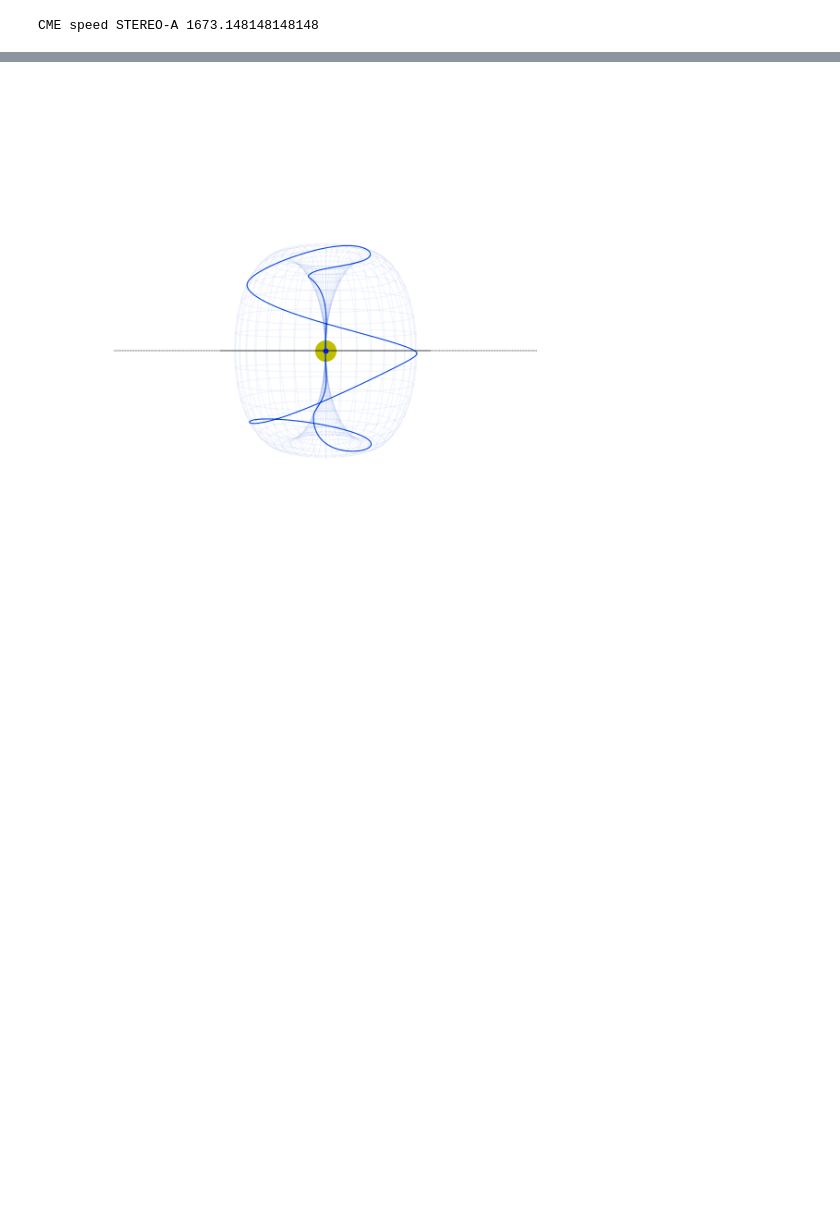
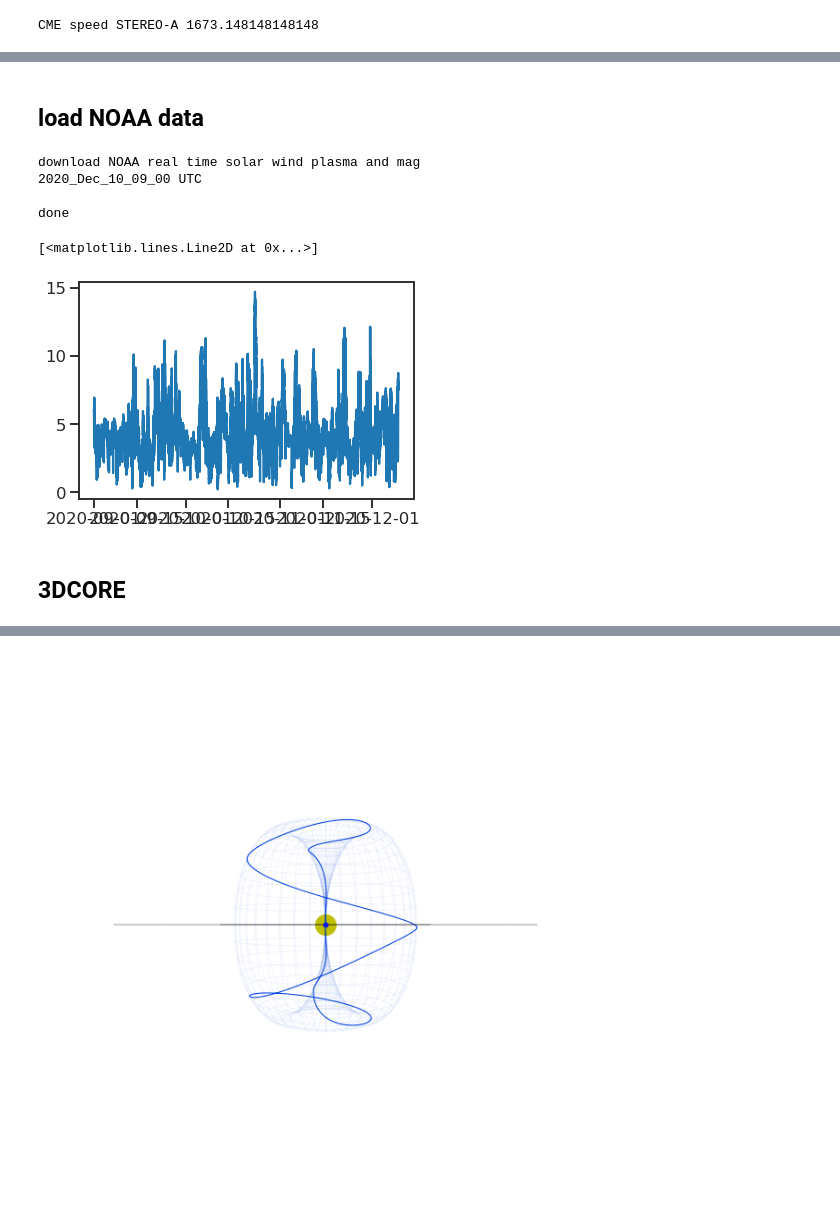
Before and after one commit to cmoestl/solar_orbiter, a Jupyter notebook: cme_initial.ipynb, the cells around one changed output, grey strips where cells are left out. Cells and saved outputs as stored; diff of their text form; code cells hidden in the pictures; blank space fills up the shorter version.

```diff
--- a/cme_initial.ipynb
+++ b/cme_initial.ipynb
@@ -89,3 +149,62 @@ CME speed STEREO-A 1673.148148148148
+# %% [markdown]
+## load NOAA data
+# %%
+################## NOAA real time
+################ load jsons
+
+
+noaa_path='/nas/helio/data/noaa_rtsw/'
+data_path='/nas/helio/data/insitu_python/'
+
+print('download NOAA real time solar wind plasma and mag')
+datestr=str(datetime.datetime.utcnow().strftime("%Y_%b_%d_%H_%M"))
+print(datestr+' UTC')
+
+plasma='http://services.swpc.noaa.gov/products/solar-wind/plasma-7-day.json'
+mag='http://services.swpc.noaa.gov/products/solar-wind/mag-7-day.json'
+
+try: urllib.request.urlretrieve(plasma, noaa_path+'plasma-7-day_'+datestr+'.json')
+except urllib.error.URLError as e:
+  print(' ', plasma,' ',e.reason)
+
+try: urllib.request.urlretrieve(mag, noaa_path+'mag-7-day_'+datestr+'.json')
+except urllib.error.URLError as e:
+  print(' ', mag,' ',e.reason)
+
+print()
+
+
+
+# my version:
+#filenoaa='noaa_rtsw_jan_2020_now.p'
+#if get_new_data: hd.save_noaa_rtsw_data(data_path,noaa_path,filenoaa)
+#[noaa,hnoaa]=pickle.load(open(data_path+filenoaa, "rb" ) )
+
+#################### with Rachel Bailey's data from predstorm
+#noaapath='/nas/helio/realcode/real/predstorm/data/rtsw_min_last100days.h5'
+filenoaa='noaa_rtsw_last100days_now.p'
+#if get_new_data: hd.save_noaa_rtsw_data_predstorm(data_path,noaapath,filenoaa)
+[noaa,hnoaa]=pickle.load(open(data_path+filenoaa, "rb" ) )
+
+
+############### make 3 plots
+
+#for ICMEs
+#start=noaa.time[-1]-datetime.timedelta(days=3)
+#end=datetime.datetime.utcnow() #noaa.time[-1]
+#hp.plot_insitu_update(noaa, start, end,'NOAA_RTSW_PREDSTORM_3days',plot_path,now=True)
+
+print('done')
+plt.plot(noaa.time,noaa.bt)
+# %% [output]
+download NOAA real time solar wind plasma and mag
+2020_Dec_10_09_00 UTC
+
+done
+[<matplotlib.lines.Line2D at 0x...>]
+[figure, added]
+# %% [markdown]
+## 3DCORE
 # %%
 def plot_configure(ax, **kwargs):
     view_azim = kwargs.pop("view_azim", -25)
```
Also changed, not shown: parts of 7 cells of this notebook.
